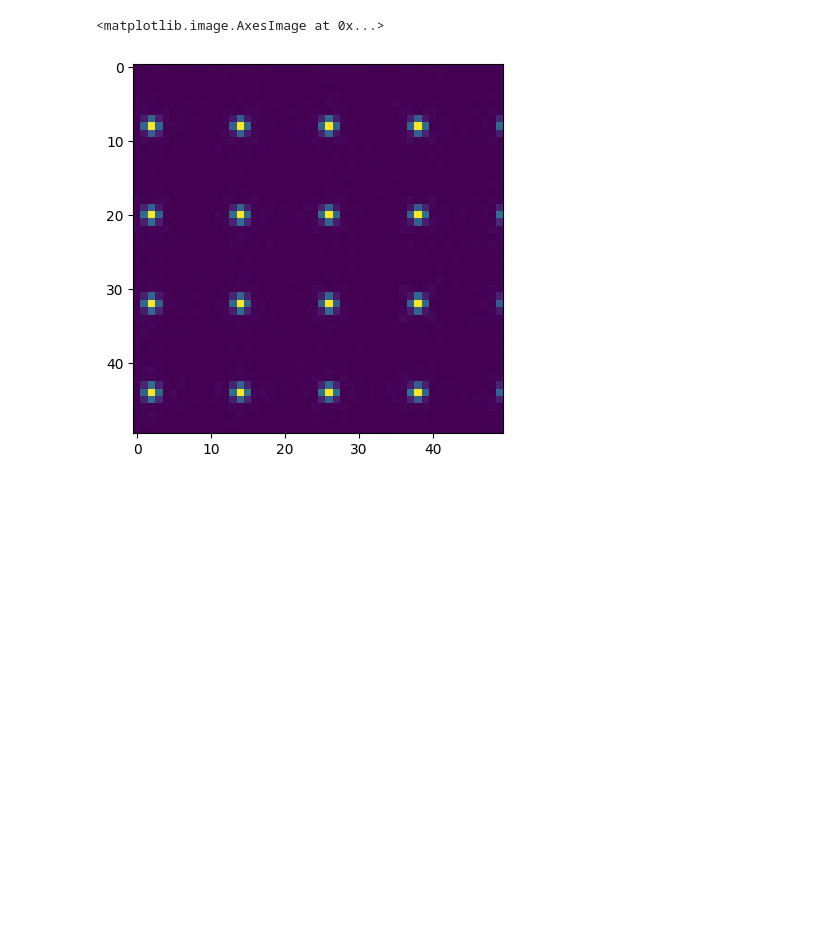
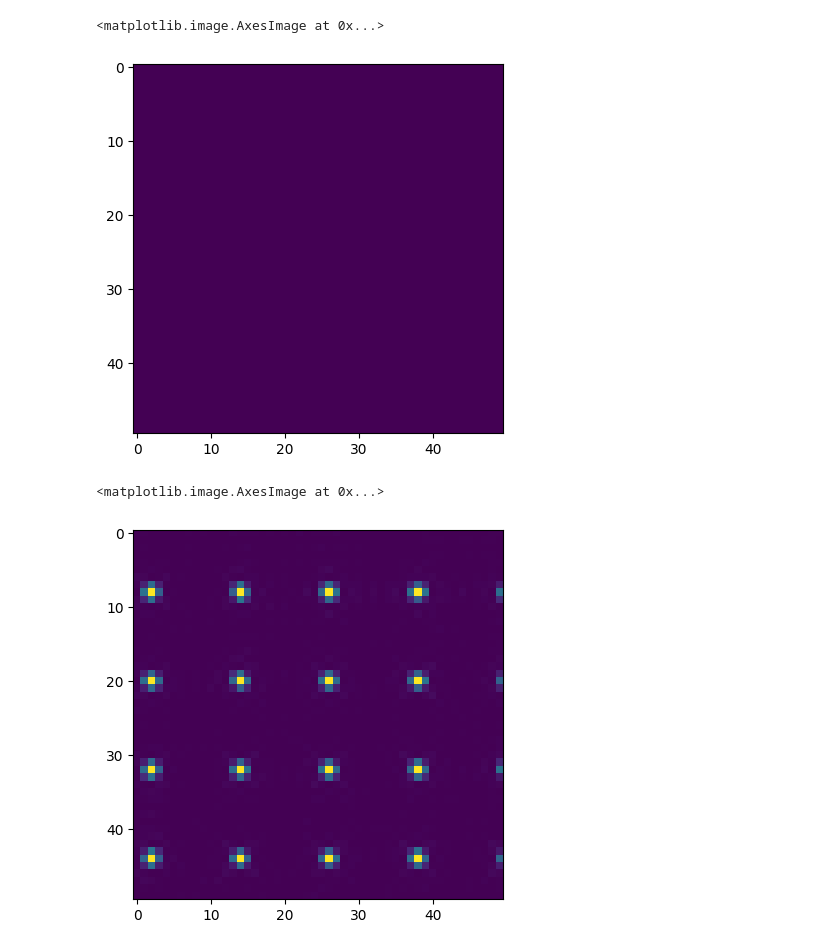
Before and after one commit to nsong03/Ultracold-Research, a Jupyter notebook: GWS_Summer2024/tweezergeneration_simulation_zeropad.ipynb, the cells around one changed output. Cells and saved outputs as stored; diff of their text form; code cells hidden in the pictures; blank space fills up the shorter version.

```diff
--- a/GWS_Summer2024/tweezergeneration_simulation_zeropad.ipynb
+++ b/GWS_Summer2024/tweezergeneration_simulation_zeropad.ipynb
@@ -119,3 +123,8 @@ plt.show()
+# %%
+plt.imshow(gaussiantweezerarray[1150:1200,1200:1250])
+# %% [output]
+<matplotlib.image.AxesImage at 0x...>
+[figure, added]
 # %%
 
 randomguess = cp.random.rand(1300, 1300)
```
Also changed, not shown: parts of 9 cells of this notebook, 1 other file.
